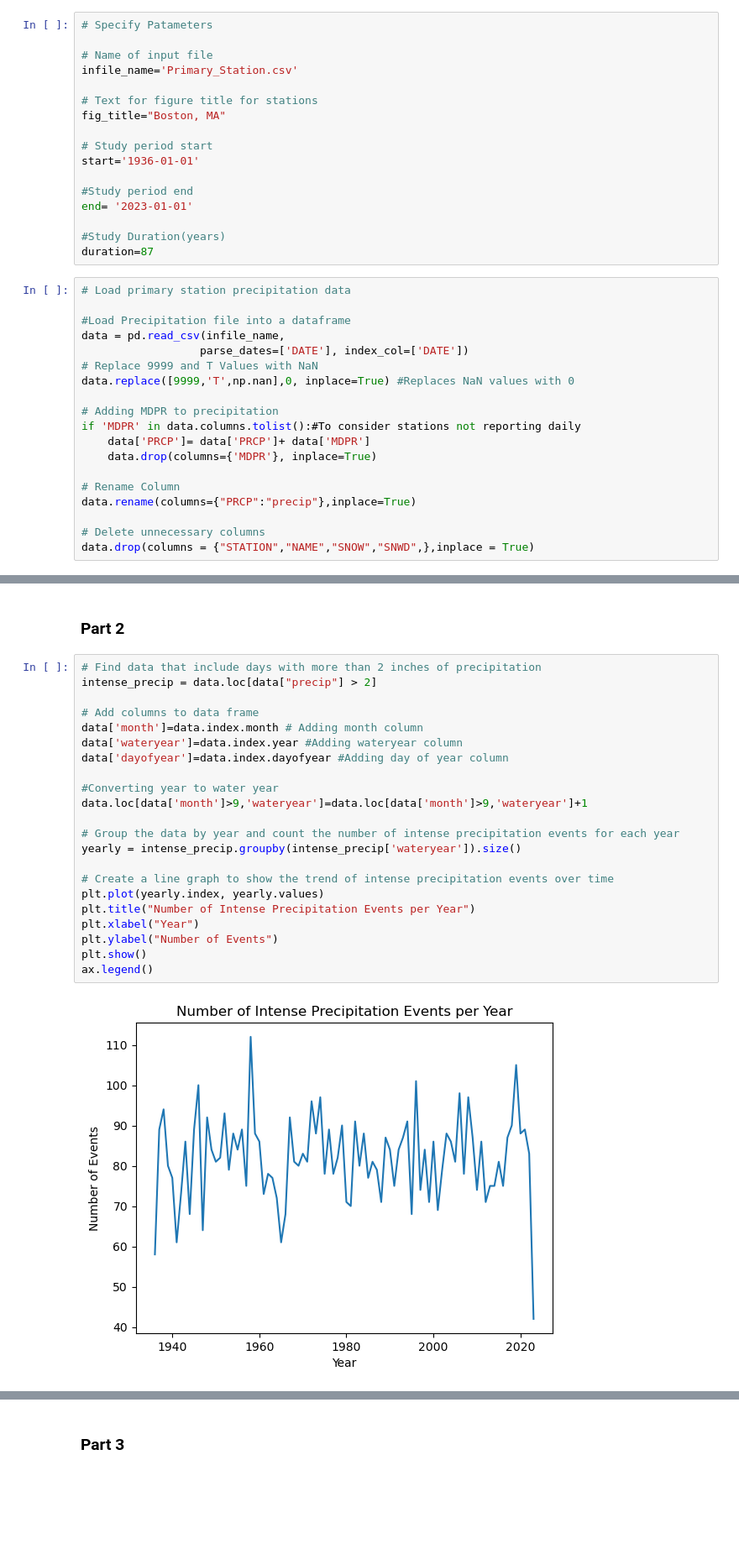
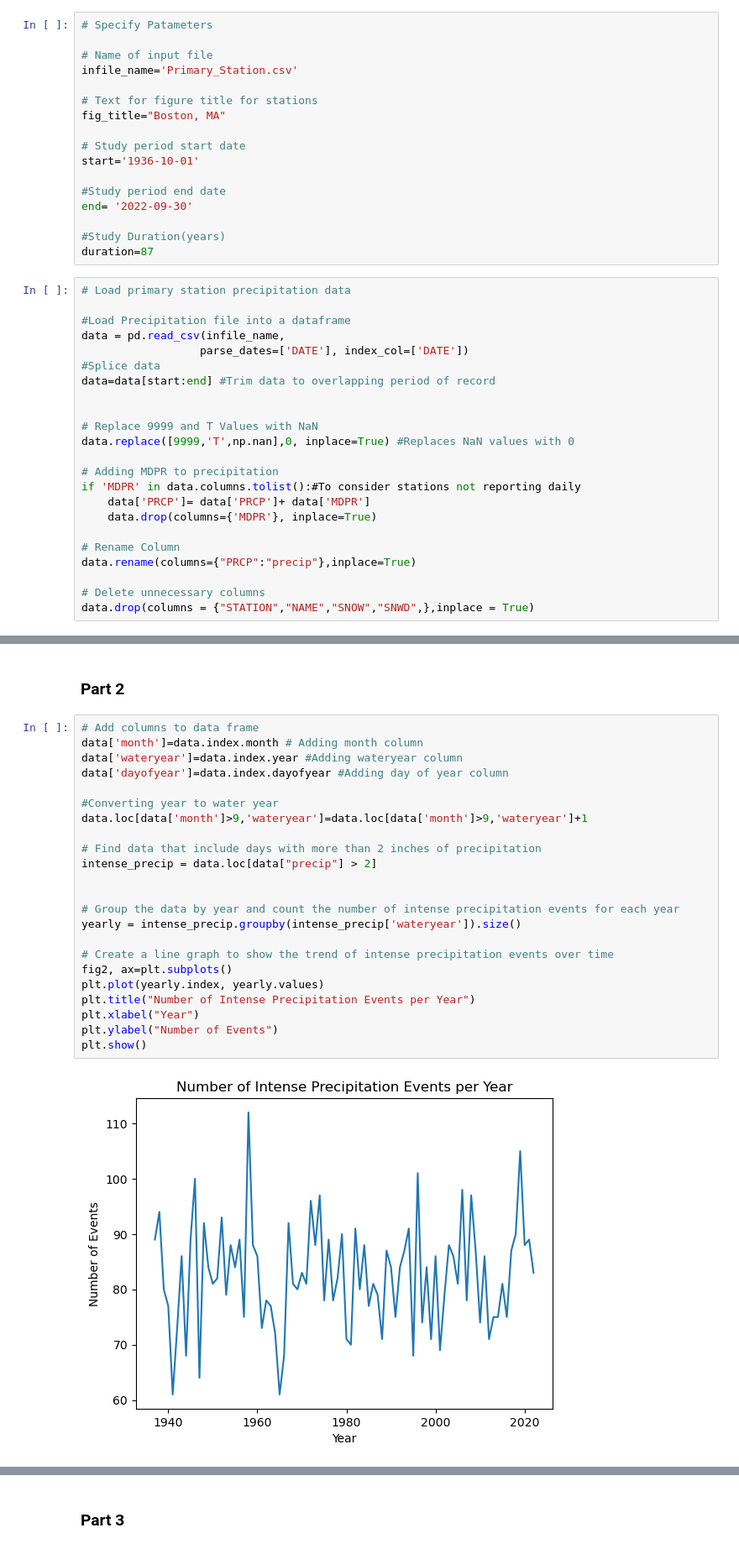
Before and after one commit to kb1190/kushbasnet, a Jupyter notebook: ESCI 796.02_Class Project.ipynb, the cells around one changed output, grey strips where cells are left out. Shown at 84% size. Saved outputs shown, nothing was run; the diff lists cells and outputs as text; blank space fills up the shorter version.

```diff
--- a/ESCI 796.02_Class Project.ipynb
+++ b/ESCI 796.02_Class Project.ipynb
@@ -48,11 +54,11 @@ infile_name='Primary_Station.csv'
 # Text for figure title for stations
 fig_title="Boston, MA"
 
-# Study period start
-start='1936-01-01'
+# Study period start date
+start='1936-10-01'
 
-#Study period end
-end= '2023-01-01'
+#Study period end date
+end= '2022-09-30'
 
 #Study Duration(years)
 duration=87
@@ -62,6 +68,10 @@ duration=87
 #Load Precipitation file into a dataframe
 data = pd.read_csv(infile_name,
                   parse_dates=['DATE'], index_col=['DATE'])
+#Splice data
+data=data[start:end] #Trim data to overlapping period of record
+
+
 # Replace 9999 and T Values with NaN
 data.replace([9999,'T',np.nan],0, inplace=True) #Replaces NaN values with 0
 
@@ -99,26 +109,27 @@ Text(0.5, 1.0, 'Boston, MA')
 # %% [markdown]
 ### Part 2
 # %%
-# Find data that include days with more than 2 inches of precipitation
-intense_precip = data.loc[data["precip"] > 2]
-
 # Add columns to data frame
 data['month']=data.index.month # Adding month column
 data['wateryear']=data.index.year #Adding wateryear column
 data['dayofyear']=data.index.dayofyear #Adding day of year column
 
 #Converting year to water year
 data.loc[data['month']>9,'wateryear']=data.loc[data['month']>9,'wateryear']+1
 
+# Find data that include days with more than 2 inches of precipitation
+intense_precip = data.loc[data["precip"] > 2]
+
+
 # Group the data by year and count the number of intense precipitation events for each year
 yearly = intense_precip.groupby(intense_precip['wateryear']).size()
 
 # Create a line graph to show the trend of intense precipitation events over time
+fig2, ax=plt.subplots()
 plt.plot(yearly.index, yearly.values)
 plt.title("Number of Intense Precipitation Events per Year")
 plt.xlabel("Year")
 plt.ylabel("Number of Events")
 plt.show()
-ax.legend()
 # %% [output]
-[figure, old version]
+[figure, new version]
```
Also changed, not shown: parts of 15 cells of this notebook.
